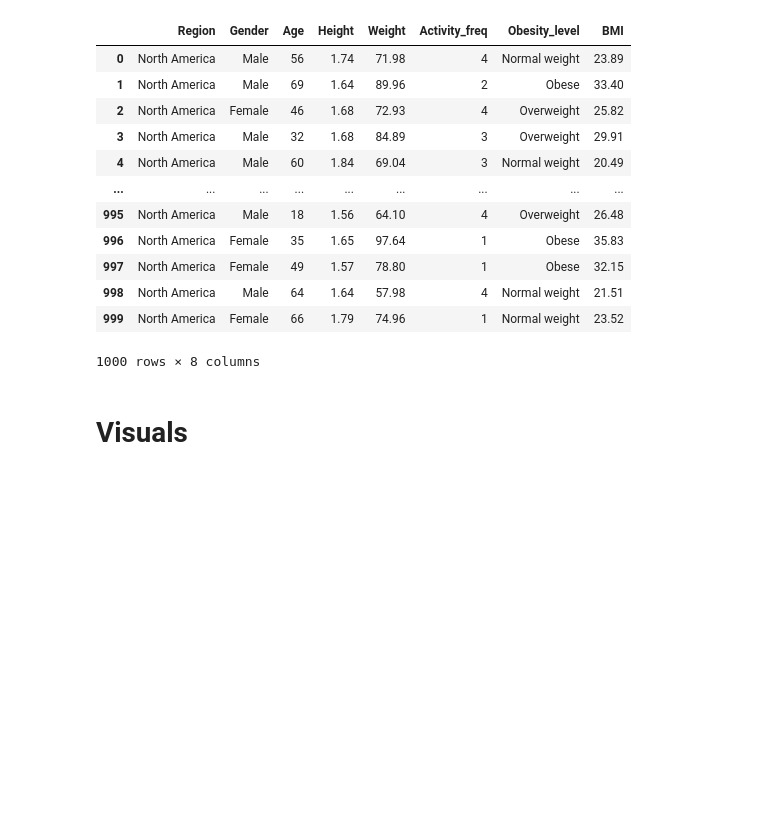
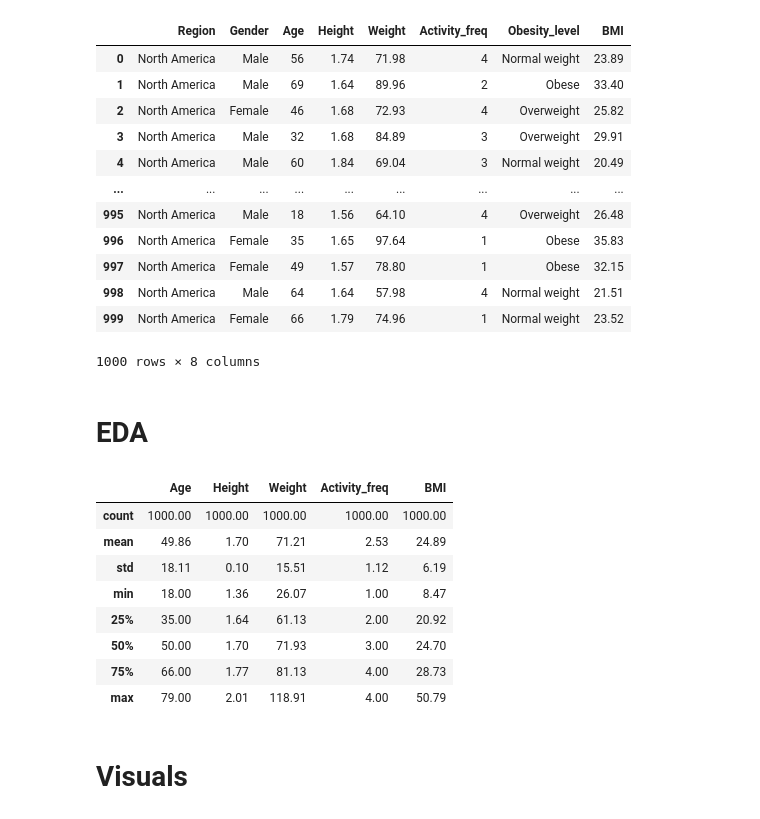
Before and after one commit to DmanDSR/Week_3_Project, a Jupyter notebook: main.ipynb, the cells around one changed output. Saved outputs shown, nothing was run; the diff lists cells and outputs as text; code cells hidden in the pictures; blank space fills up the shorter version.

```diff
--- a/main.ipynb
+++ b/main.ipynb
@@ -343,5 +346,19 @@ usa_data
 | 998 | North America | Male | 64 | 1.64 | 57.98 | 4 | Normal weight | 21.51 |
 | 999 | North America | Female | 66 | 1.79 | 74.96 | 1 | Normal weight | 23.52 |
 1000 rows × 8 columns
+# %% [markdown]
+# EDA
+# %%
+usa_data.describe().round(2)
+# %% [output]
+|  | Age | Height | Weight | Activity_freq | BMI |
+| count | 1000.00 | 1000.00 | 1000.00 | 1000.00 | 1000.00 |
+| mean | 49.86 | 1.70 | 71.21 | 2.53 | 24.89 |
+| std | 18.11 | 0.10 | 15.51 | 1.12 | 6.19 |
+| min | 18.00 | 1.36 | 26.07 | 1.00 | 8.47 |
+| 25% | 35.00 | 1.64 | 61.13 | 2.00 | 20.92 |
+| 50% | 50.00 | 1.70 | 71.93 | 3.00 | 24.70 |
+| 75% | 66.00 | 1.77 | 81.13 | 4.00 | 28.73 |
+| max | 79.00 | 2.01 | 118.91 | 4.00 | 50.79 |
 # %% [markdown]
 # Visuals
```
Also changed, not shown: parts of 6 cells of this notebook.
